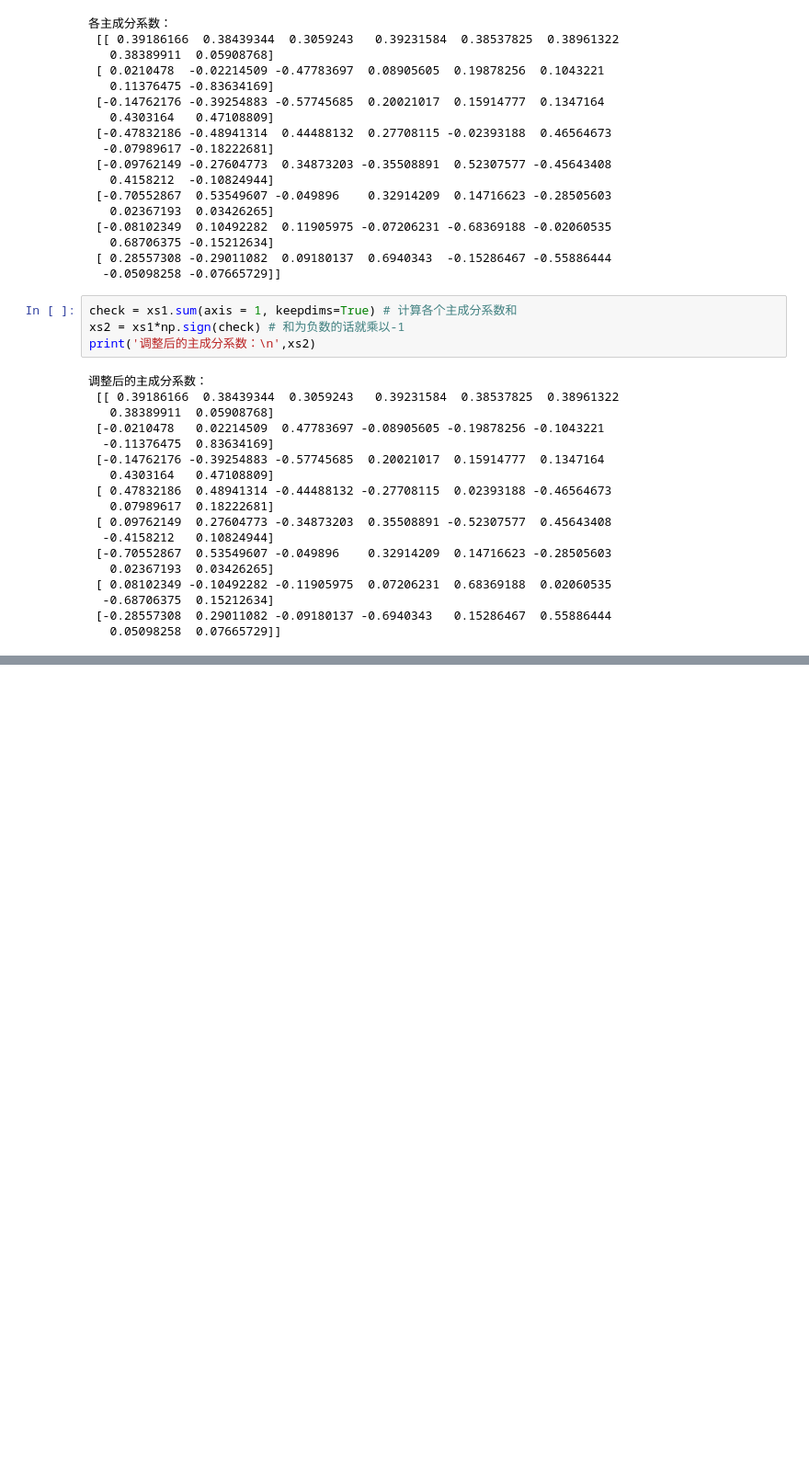
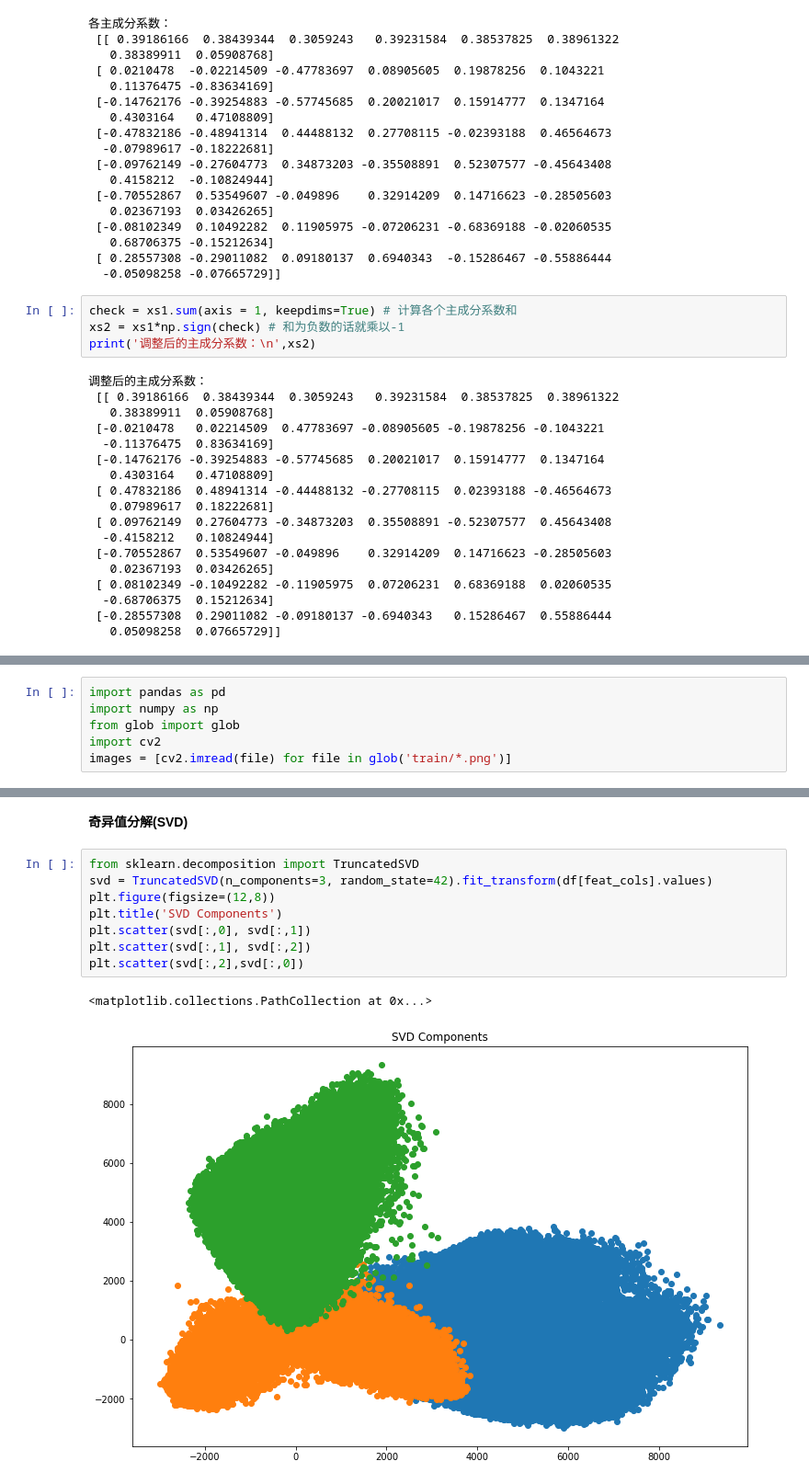
Before and after one commit to XuRui314/MathematicalModeling, a Jupyter notebook: Multivariate_Analysis.ipynb, the cells around one changed output, grey strips where cells are left out. Shown at 92% size. Drawn from its saved outputs; the diff is of its cells as text; blank space fills up the shorter version.

```diff
--- a/Multivariate_Analysis.ipynb
+++ b/Multivariate_Analysis.ipynb
@@ -146,0 +541,6 @@ print('调整后的主成分系数：\n',xs2)
+# %%
+import pandas as pd
+import numpy as np
+from glob import glob
+import cv2
+images = [cv2.imread(file) for file in glob('train/*.png')]
@@ -146,0 +607,13 @@ print('调整后的主成分系数：\n',xs2)
+# %% [markdown]
+**奇异值分解(SVD)**
+# %%
+from sklearn.decomposition import TruncatedSVD
+svd = TruncatedSVD(n_components=3, random_state=42).fit_transform(df[feat_cols].values)
+plt.figure(figsize=(12,8))
+plt.title('SVD Components')
+plt.scatter(svd[:,0], svd[:,1])
+plt.scatter(svd[:,1], svd[:,2])
+plt.scatter(svd[:,2],svd[:,0])
+# %% [output]
+<matplotlib.collections.PathCollection at 0x...>
+[figure, added]
```
Also changed, not shown: parts of 77 cells of this notebook.
